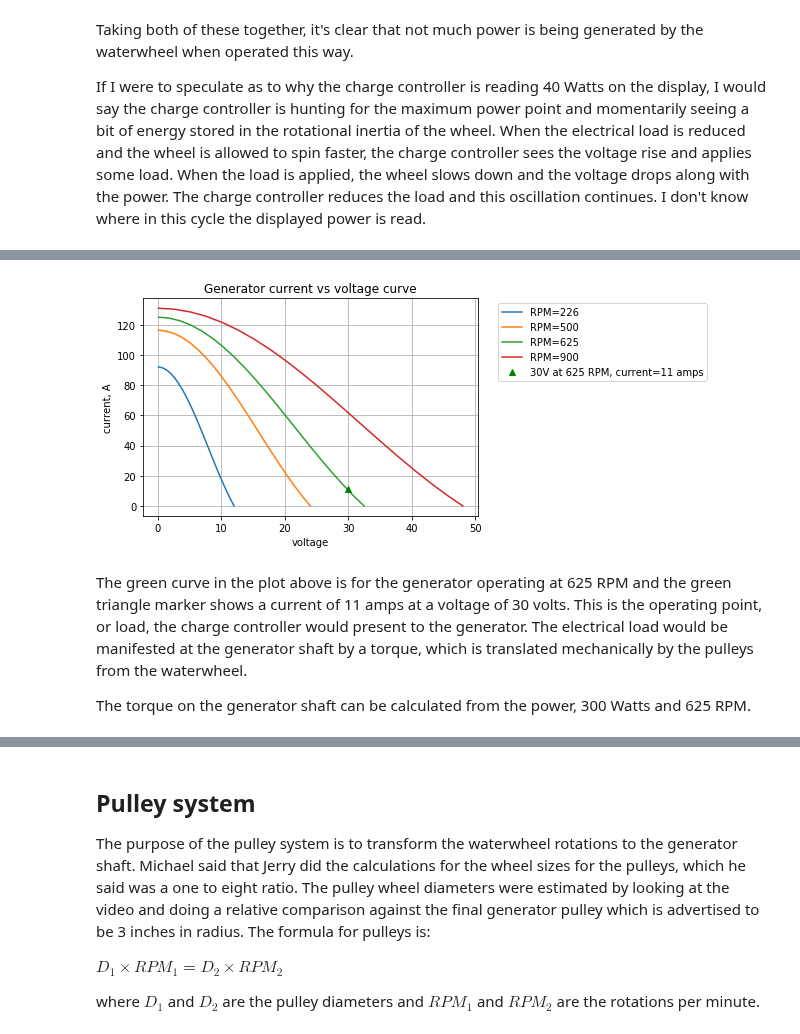
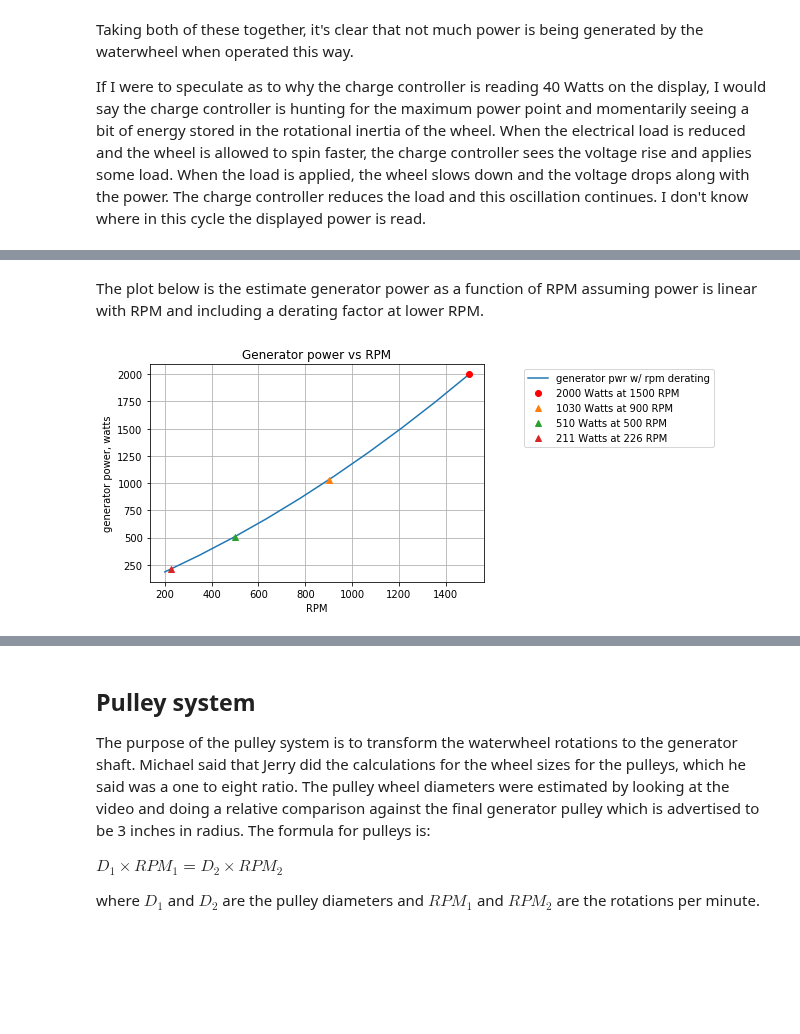
Before and after one commit to Tiburonboy/EE_jupyter_notebooks, a Jupyter notebook: Overshot waterwheel hydroelectric power system analysis/Overshot waterwheel hydroelectric power system analysis.ipynb, the cells around one changed output, grey strips where cells are left out. Drawn from its saved outputs; the diff is of its cells as text; code cells hidden in the pictures; blank space fills up the shorter version.

```diff
--- a/Overshot waterwheel hydroelectric power system analysis/Overshot waterwheel hydroelectric power system analysis.ipynb
+++ b/Overshot waterwheel hydroelectric power system analysis/Overshot waterwheel hydroelectric power system analysis.ipynb
@@ -578,19 +552,36 @@ The plot below shows the current versus voltage curve for the generator at vario
-# %%
-for i in range(len(gen_volts)):
-    x = np.linspace(0.1,gen_volts[i],20)
-    plt.plot(x,gen_pwr_derate_rpm[i]*(gen_rpm[i]*2000/900)*np.sin(x*np.pi/gen_volts[i])/x,'-',label='RPM={:.0f}'.format(gen_rpm[i]))
-
-plt.plot(30,11,'^g',label='30V at 625 RPM, current=11 amps')
-
-plt.ylabel('current, A')
-plt.xlabel('voltage')
-plt.legend(bbox_to_anchor=(1.7, 1))
-plt.grid()
-plt.title('Generator current vs voltage curve')
-plt.show()
-# %% [output]
-[figure, removed]
-# %% [markdown]
-The green curve in the plot above is for the generator operating at 625 RPM and the green triangle marker shows a current of 11 amps at a voltage of 30 volts. This is the operating point, or load, the charge controller would present to the generator. The electrical load would be manifested at the generator shaft by a torque, which is translated mechanically by the pulleys from the waterwheel.
-
-The torque on the generator shaft can be calculated from the power, 300 Watts and 625 RPM.
+# %% [markdown]
+The plot below is the estimate generator power as a function of RPM assuming power is linear with RPM and including a derating factor at lower RPM.
+# %%
+gen_eff_high = 1.0 # derating value at high end of RPM range
+gen_eff_low = 0.7 # derating value at low end of RPM range
+
+# generate power derating vs RPM
+m1, c1 = np.polyfit([226,1500], [gen_eff_low,gen_eff_high], 1) # range of RPMs and derating
+
+gen_pwr = np.array([2000*226/1500,2000])
+gen_rpm = np.array([226,1500])
+
+y = gen_pwr
+x = gen_rpm
+m2, c2 = np.polyfit(x, y, 1)
+
+gen_rpm_plt = np.linspace(200, 1500, 10)
+plt.plot(gen_rpm_plt,(m1*gen_rpm_plt + c1)*(m2*gen_rpm_plt + c2), '-',label='generator pwr w/ rpm derating')
+
+plt.plot(1500,2000,'or',label = '2000 Watts at 1500 RPM')
+plt.plot(900,(m1*900 + c1)*(m2*900 + c2),'^',label = '{:.0f} Watts at 900 RPM'.format((m1*900 + c1)*(m2*900 + c2)))
+plt.plot(500,(m1*500 + c1)*(m2*500 + c2),'^',label = '{:.0f} Watts at 500 RPM'.format((m1*500 + c1)*(m2*500 + c2)))
+plt.plot(226,(m1*226 + c1)*(m2*226 + c2),'^',label = '{:.0f} Watts at 226 RPM'.format((m1*226 + c1)*(m2*226 + c2)))
+
+plt.legend(bbox_to_anchor=(1.7, 1))
+plt.grid()
+
+#plt.xlim((0,1600))
+#plt.ylim((0,2200))
+plt.ylabel('generator power, watts')
+plt.xlabel('RPM')
+
+plt.title('Generator power vs RPM')
+plt.show()
+# %% [output]
+[figure, added]
```
Also changed, not shown: parts of 23 cells of this notebook.
